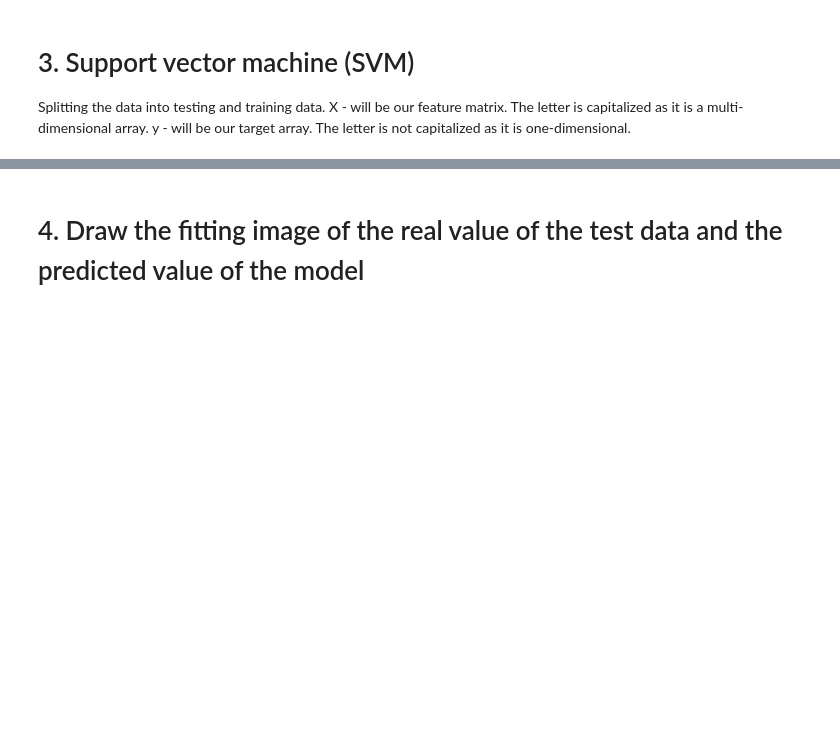
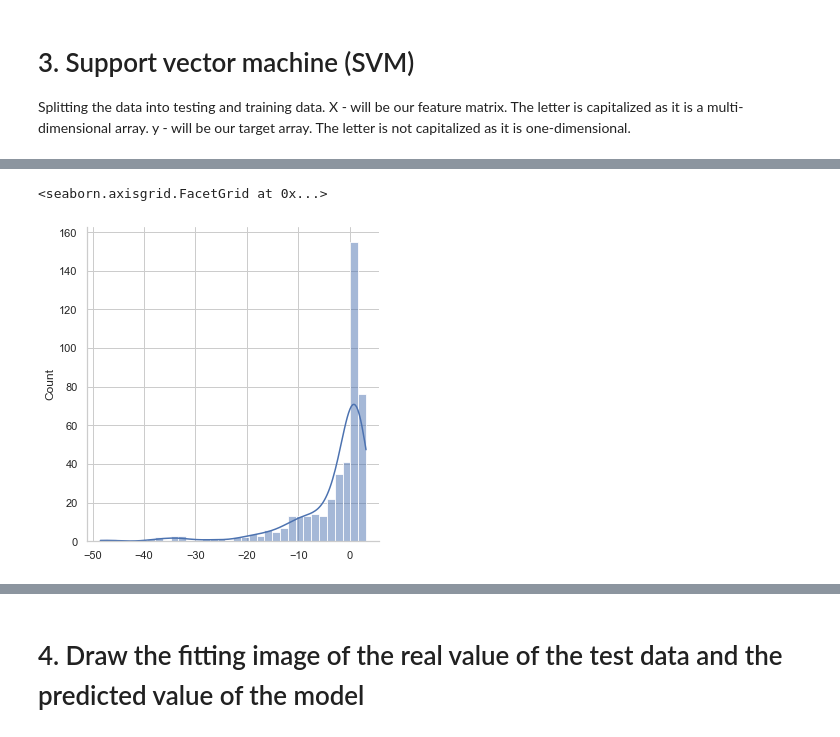
Before and after one commit to Evelenac/Twin-Wind-Turbine, a Jupyter notebook: ML_Digital_Turbine.ipynb, the cells around one changed output, grey strips where cells are left out. Cells and saved outputs as stored; diff of their text form; code cells hidden in the pictures; blank space fills up the shorter version.

```diff
--- a/ML_Digital_Turbine.ipynb
+++ b/ML_Digital_Turbine.ipynb
@@ -190,10 +233,29 @@ X_test.shape
 # %%
-#Feature Scaling
+def SVM_model (X, y):
 
-#Feature scaling refers to putting the values in the same range or same scale so ...
-#...that no variable is dominated by the other
+    y = y.values.reshape(-1,1)
 
-X_sc = StandardScaler()
-y_sc = StandardScaler()
-X_train = X_sc.fit_transform(X_train)
-y_train = y_sc.fit_transform(y_train)
+    # Spliting the dataset
+    X_train, X_test, y_train, y_test  = train_test_split(X, y, test_size=0.3, random_state=0)
+
+    #Feature Scaling
+
+    #Feature scaling refers to putting the values in the same range or same scale so ...
+    #...that no variable is dominated by the other
+
+    X_sc = StandardScaler()
+    y_sc = StandardScaler()
+    X_train = X_sc.fit_transform(X_train)
+    y_train = y_sc.fit_transform(y_train)
+
+    # Building and training our model
+    regressor = SVR(kernel='rbf', gamma=0.001, C=100)
+    regressor.fit(X_train, np.ravel(y_train))
+
+    # Making predictions with our data
+    y_pred = regressor.predict(X_sc.transform(X_test))
+    y_pred = y_sc.inverse_transform(y_pred)
+
+    y_test = y_test.flatten()
+
+    return (X_train, X_test, y_train, y_test,y_pred)
@@ -281,6 +308,9 @@ plt.show()
 # %%
 #Residuals
 sns.set_theme(style="whitegrid")
-sns.displot(SVR_test2['y_test']- SVR_test2['y_pred'] ,kde=True);
+sns.displot((SVR_data['Gost_Original Value']- SVR_data['Gost_Predicted value']),kde=True)
+# %% [output]
+<seaborn.axisgrid.FacetGrid at 0x...>
+[figure, added]
 # %%
 sns.set_theme(style="whitegrid")
```
Also changed, not shown: parts of 132 cells of this notebook.
